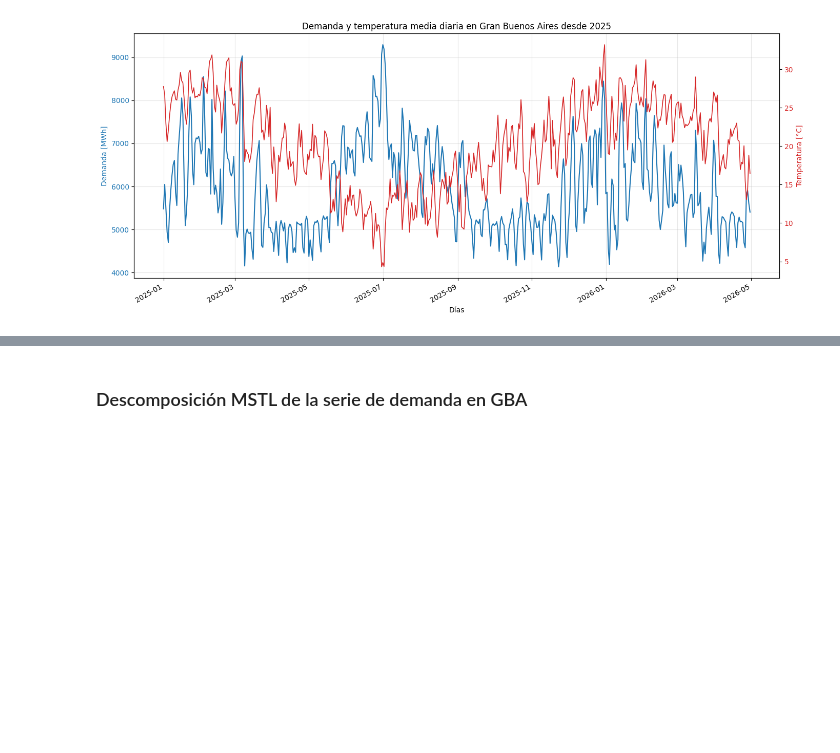
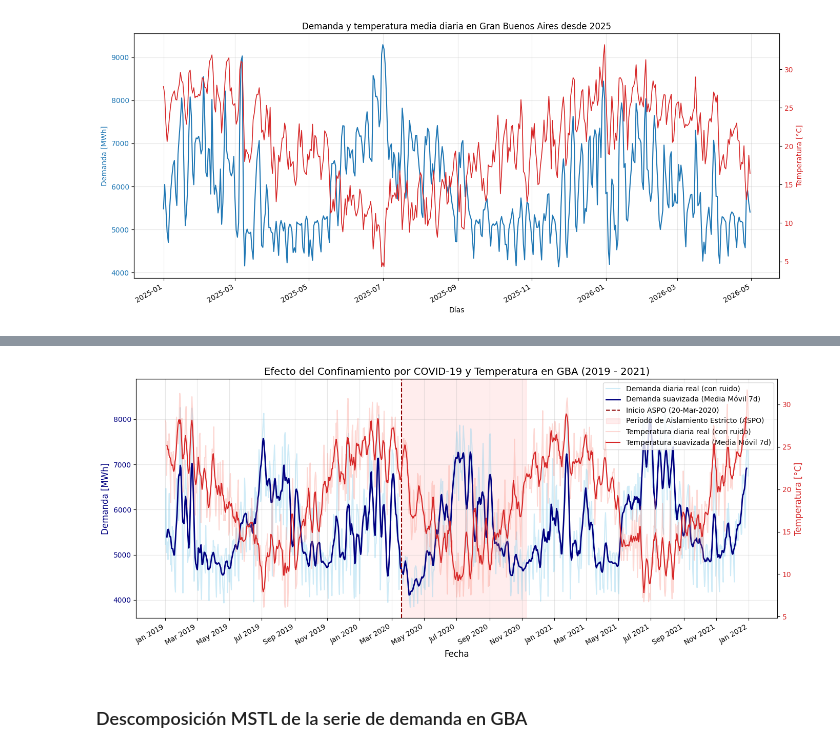
Before and after one commit to joral315/AST1_TF, a Jupyter notebook: notebook_carga_demanda.ipynb, the cells around one changed output, grey strips where cells are left out. Saved outputs shown, nothing was run; the diff lists cells and outputs as text; code cells hidden in the pictures; blank space fills up the shorter version.

Commit message:
se introducen cambios en texto, se agrega analisis de demanda en pandemia.

```diff
--- a/notebook_carga_demanda.ipynb
+++ b/notebook_carga_demanda.ipynb
@@ -229,3 +248,92 @@ plt.show()
+# %%
+# Importaciones necesarias para el bloque
+import pandas as pd
+import matplotlib.pyplot as plt
+import matplotlib.dates as mdates
+
+# Definición de nuevas variables independientes para evitar sobreescritura
+df_analisis_pandemia = demanda_gbsas.copy()
+
+# Filtramos el periodo 2019-2021 para observar prepandemia, cuarentena y recuperación
+df_pandemia = df_analisis_pandemia[
+    (df_analisis_pandemia["fecha"] >= "2019-01-01") &
+    (df_analisis_pandemia["fecha"] <= "2021-12-31")
+].sort_values("fecha").copy()
+
+# Cálculo de la media móvil de 7 días para demanda y temperatura
+# El tamaño de ventana de 7 días elimina la estacionalidad semanal.
+df_pandemia["demanda_ma7"] = df_pandemia["demanda"].rolling(window=7, center=True).mean()
+df_pandemia["temp_ma7"] = df_pandemia["temp_media"].rolling(window=7, center=True).mean()
+
+# Gráfico comparativo con doble eje Y
+fig, ax1 = plt.subplots(figsize=(14, 6))
+
+# Demanda en el eje principal (izquierdo)
+ax1.plot(
+    df_pandemia["fecha"],
+    df_pandemia["demanda"],
+    color="skyblue",
+    alpha=0.4,
+    label="Demanda diaria real (con ruido)"
+)
+ax1.plot(
+    df_pandemia["fecha"],
+    df_pandemia["demanda_ma7"],
+    color="navy",
+    linewidth=2.0,
+    label="Demanda suavizada (Media Móvil 7d)"
+)
+ax1.set_ylabel("Demanda [MWh]", color="navy", fontsize=12)
+ax1.tick_params(axis="y", labelcolor="navy")
+
+# Temperatura en el eje secundario (derecho)
+ax2 = ax1.twinx()
+ax2.plot(
+    df_pandemia["fecha"],
+    df_pandemia["temp_media"],
+    color="salmon",
+    alpha=0.3,
+    label="Temperatura diaria real (con ruido)"
+)
+ax2.plot(
+    df_pandemia["fecha"],
+    df_pandemia["temp_ma7"],
+    color="tab:red",
+    linewidth=1.5,
+    label="Temperatura suavizada (Media Móvil 7d)"
+)
+ax2.set_ylabel("Temperatura [°C]", color="tab:red", fontsize=12)
+ax2.tick_params(axis="y", labelcolor="tab:red")
+
+# Hitos y fases de la cuarentena en Argentina
+aspo_inicio = pd.Timestamp("2020-03-20")
+dispo_inicio = pd.Timestamp("2020-11-09")
+
+# Línea vertical para el inicio del confinamiento (ASPO)
+ax1.axvline(x=aspo_inicio, color="darkred", linestyle="--", linewidth=1.5, label="Inicio ASPO (20-Mar-2020)")
+
+# Sombreado del período de cuarentena estricta (ASPO)
+ax1.axvspan(aspo_inicio, dispo_inicio, color="red", alpha=0.07, label="Período de Aislamiento Estricto (ASPO)")
+
+# Combinar leyendas de ambos ejes
+lines1, labels1 = ax1.get_legend_handles_labels()
+lines2, labels2 = ax2.get_legend_handles_labels()
+ax1.legend(lines1 + lines2, labels1 + labels2, loc="upper right")
+
+# Configuración general del gráfico
+ax1.set_title("Efecto del Confinamiento por COVID-19 y Temperatura en GBA (2019 - 2021)", fontsize=14)
+ax1.set_xlabel("Fecha", fontsize=12)
+ax1.grid(True, alpha=0.3)
+
+# Formateo del eje X
+ax1.xaxis.set_major_locator(mdates.MonthLocator(interval=2))
+ax1.xaxis.set_major_formatter(mdates.DateFormatter("%b %Y"))
+fig.autofmt_xdate()
+
+plt.tight_layout()
+plt.show()
+# %% [output]
+[figure, added]
 # %% [markdown]
 ### Descomposición MSTL de la serie de demanda en GBA
 # %%
```
Also changed, not shown: parts of 15 cells of this notebook.
